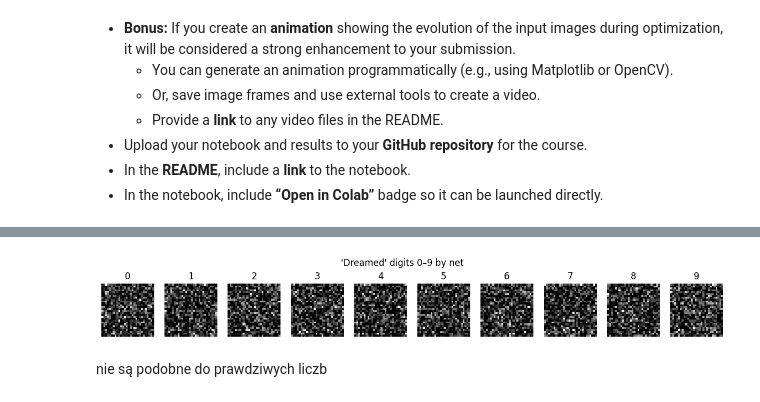
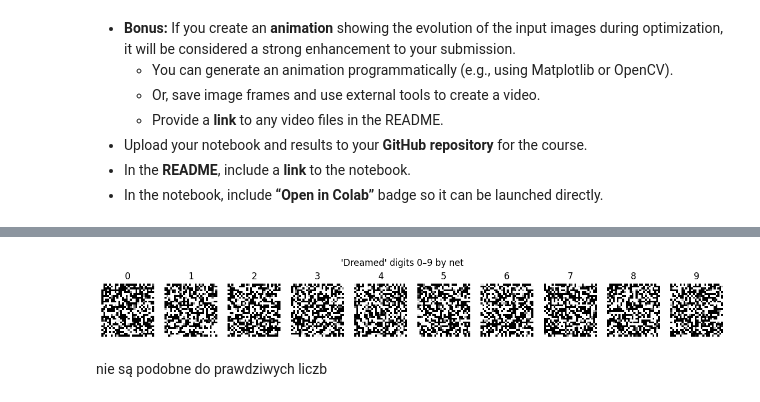
Before and after one commit to MichalSlowakiewicz/Machine-Learning, a Jupyter notebook: Homework9.ipynb, the cells around one changed output, grey strips where cells are left out. Cells and saved outputs as stored; diff of their text form; code cells hidden in the pictures.

```diff
--- a/Homework9.ipynb
+++ b/Homework9.ipynb
@@ -193,8 +193,8 @@ import matplotlib.pyplot as plt
 
 # freezeing weights
 net.eval()
-for param in net.parameters():
-    param.requires_grad = False
+#for param in net.parameters():
+#    param.requires_grad = False
 
 # gaussian noise as input
 dreamed_inputs = torch.randn((10, 1, 28, 28), device=device, requires_grad=True)
@@ -203,7 +203,7 @@ dreamed_inputs = torch.randn((10, 1, 28, 28), device=device, requires_grad=True)
 target_classes = torch.arange(10, device=device)
 
 # optimizer for input
-optimizer = torch.optim.Adam([dreamed_inputs], lr=0.001)
+optimizer = torch.optim.Adam([dreamed_inputs], lr=0.1)
 
 # for further normalizing
 mean_tensor = torch.tensor(mean_dataset, device=device)
@@ -214,9 +214,9 @@ for step in range(1000):
     optimizer.zero_grad()
 
     # normalizing input
-    normalized_inputs = (dreamed_inputs - mean_tensor) / std_tensor
+    #normalized_inputs = (dreamed_inputs - mean_tensor) / std_tensor
 
-    logits = net(normalized_inputs)
+    logits = net(dreamed_inputs)
     loss = F.cross_entropy(logits, target_classes)
 
     loss.backward()
@@ -262,4 +262,4 @@ Step 999, Loss: 0.0015, Confidence: [0.997, 0.999, 0.999, 0.999, 0.997, 0.999, 0
-[figure, old version]
+[figure, new version]
 # %% [markdown]
 nie są podobne do prawdziwych liczb
 # %%
```
Also changed, not shown: parts of 10 cells of this notebook.
